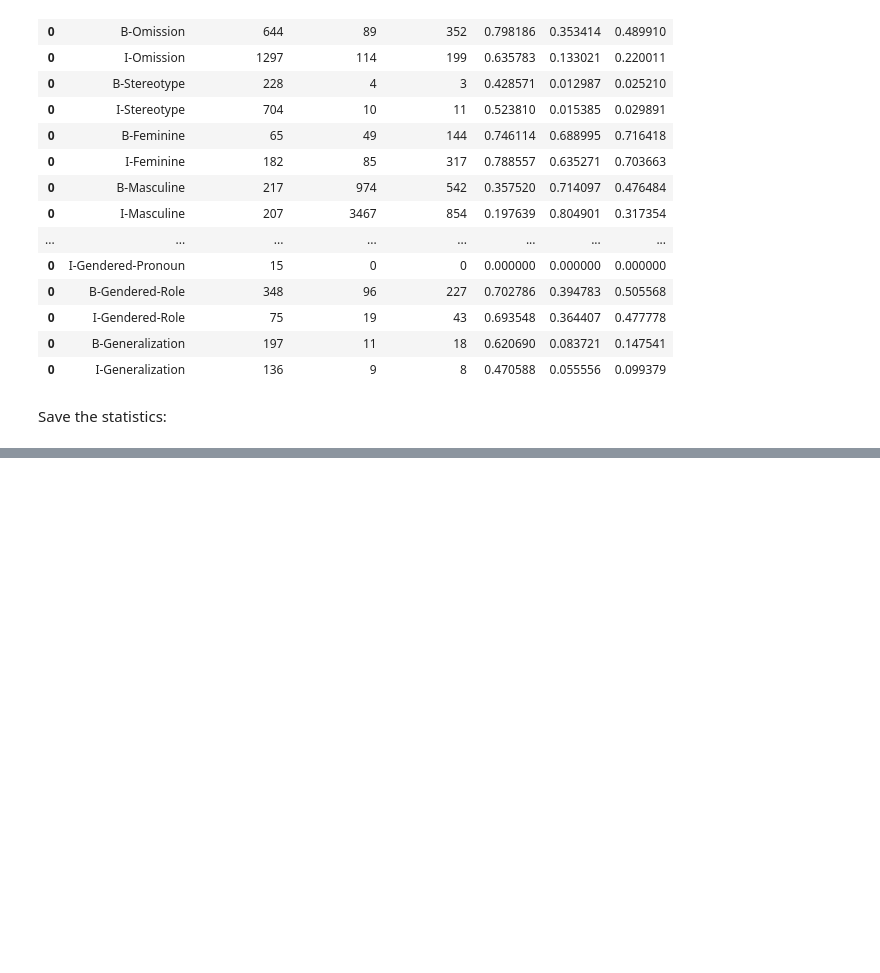
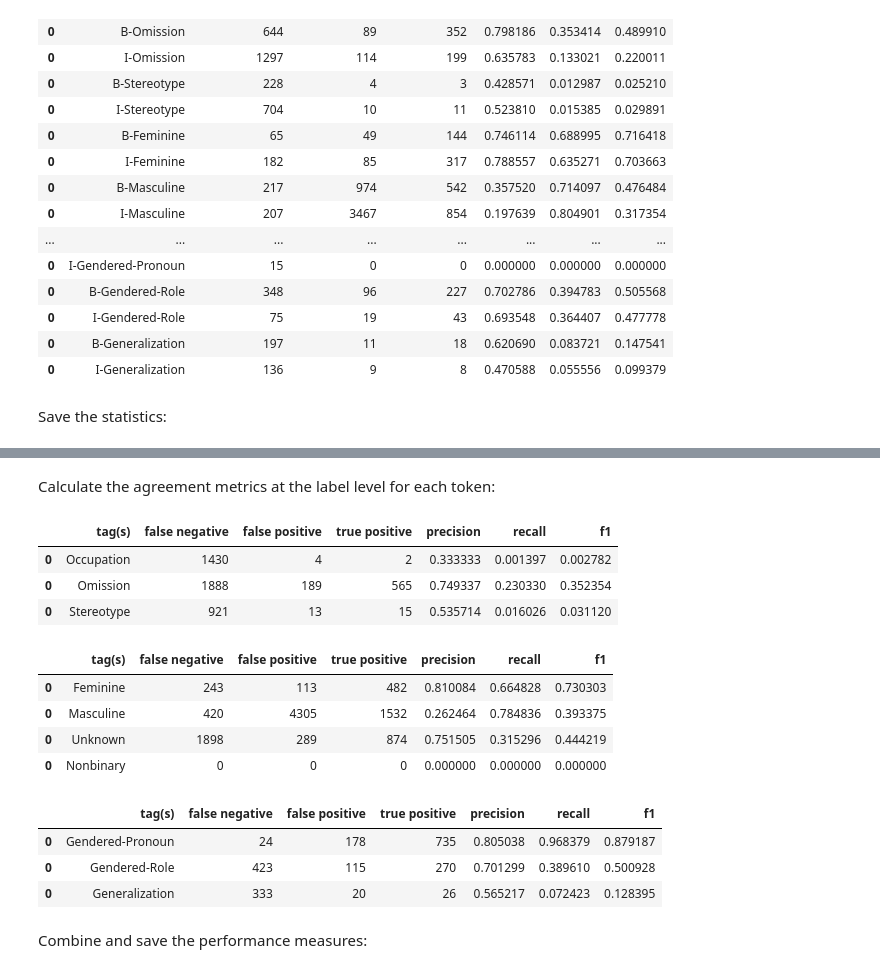
Before and after one commit to thegoose20/gender-bias, a Jupyter notebook: token_classification/BaselineSequenceClassifiers_LabelsCustomFastText.ipynb, the cells around one changed output, grey strips where cells are left out. Drawn from its saved outputs; the diff is of its cells as text; code cells hidden in the pictures; blank space fills up the shorter version.

Commit message:
Calculated loose agreement of baseline sequence clf at token level, all tags

```diff
--- a/token_classification/BaselineSequenceClassifiers_LabelsCustomFastText.ipynb
+++ b/token_classification/BaselineSequenceClassifiers_LabelsCustomFastText.ipynb
@@ -1149,0 +748,11 @@ Export summary stats of loose (where overlap, envelop, and exact match all count
+# %%
+category = "personname"
+pred_pers_labels = pred_pers.copy()
+tag_exp = list(pred_pers_labels["tag_{}_expected".format(category)])
+tag_pred = list(pred_pers_labels["tag_{}_predicted".format(category)])
+label_exp = [[tag if tag == "O" else tag[2:] for tag in tag_exp_list] for tag_exp_list in tag_exp]
+label_pred = [tag if tag == "O" else tag[2:] for tag in tag_pred]
+pred_pers_labels = pred_pers_labels.drop(columns=["tag_{}_expected".format(category), "tag_{}_predicted".format(category)])
+pred_pers_labels.insert(len(pred_pers_labels.columns), "label_{}_expected".format(category), label_exp)
+pred_pers_labels.insert(len(pred_pers_labels.columns), "label_{}_predicted".format(category), label_pred)
+# pred_pers_labels.loc[pred_pers_labels.label_personname_predicted == "Feminine"].head()  # Looks good
@@ -1149,0 +770,67 @@ Export summary stats of loose (where overlap, envelop, and exact match all count
+# %% [markdown]
+Calculate the agreement metrics at the label level for each token:
+# %%
+category = "contextual"
+tags = ['Occupation', 'Omission', 'Stereotype']
+
+pred_cont_labels = utils.isPredictedInExpected(pred_cont_labels, "label_{}_expected".format(category), "label_{}_predicted".format(category), '_merge', 'O')
+
+pred_cont_stats = utils.getScoresByCatTags(
+    pred_cont_labels, "_merge", tags[0], "label_{}_expected".format(category), "label_{}_predicted".format(category), "token_id"
+)
+for i in range(1, len(tags)):
+    tag_stats = utils.getScoresByCatTags(
+        pred_cont_labels, "_merge", tags[i], "label_{}_expected".format(category), "label_{}_predicted".format(category), "token_id"
+    )
+    pred_cont_stats = pd.concat([pred_cont_stats, tag_stats])
+pred_cont_stats
+# %% [output]
+|  | tag(s) | false negative | false positive | true positive | precision | recall | f1 |
+| 0 | Occupation | 1430 | 4 | 2 | 0.333333 | 0.001397 | 0.002782 |
+| 0 | Omission | 1888 | 189 | 565 | 0.749337 | 0.230330 | 0.352354 |
+| 0 | Stereotype | 921 | 13 | 15 | 0.535714 | 0.016026 | 0.031120 |
+# %%
+category = "personname"
+tags = ['Feminine', 'Masculine', 'Unknown', "Nonbinary"]
+
+pred_pers_labels = utils.isPredictedInExpected(pred_pers_labels, "label_{}_expected".format(category), "label_{}_predicted".format(category), '_merge', 'O')
+
+
+pred_pers_stats = utils.getScoresByCatTags(
+    pred_pers_labels, "_merge", tags[0], "label_{}_expected".format(category), "label_{}_predicted".format(category), "token_id"
+)
+for i in range(1, len(tags)):
+    tag_stats = utils.getScoresByCatTags(
+        pred_pers_labels, "_merge", tags[i], "label_{}_expected".format(category), "label_{}_predicted".format(category), "token_id"
+    )
+    pred_pers_stats = pd.concat([pred_pers_stats, tag_stats])
+pred_pers_stats
+# %% [output]
+|  | tag(s) | false negative | false positive | true positive | precision | recall | f1 |
+| 0 | Feminine | 243 | 113 | 482 | 0.810084 | 0.664828 | 0.730303 |
+| 0 | Masculine | 420 | 4305 | 1532 | 0.262464 | 0.784836 | 0.393375 |
+| 0 | Unknown | 1898 | 289 | 874 | 0.751505 | 0.315296 | 0.444219 |
+| 0 | Nonbinary | 0 | 0 | 0 | 0.000000 | 0.000000 | 0.000000 |
+# %%
+category = "linguistic"
+tags = ["Gendered-Pronoun", "Gendered-Role", "Generalization"]
+
+pred_ling_labels = utils.isPredictedInExpected(pred_ling_labels, "label_{}_expected".format(category), "label_{}_predicted".format(category), '_merge', 'O')
+
+
+pred_ling_stats = utils.getScoresByCatTags(
+    pred_ling_labels, "_merge", tags[0], "label_{}_expected".format(category), "label_{}_predicted".format(category), "token_id"
+)
+for i in range(1, len(tags)):
+    tag_stats = utils.getScoresByCatTags(
+        pred_ling_labels, "_merge", tags[i], "label_{}_expected".format(category), "label_{}_predicted".format(category), "token_id"
+    )
+    pred_ling_stats = pd.concat([pred_ling_stats, tag_stats])
+pred_ling_stats
+# %% [output]
+|  | tag(s) | false negative | false positive | true positive | precision | recall | f1 |
+| 0 | Gendered-Pronoun | 24 | 178 | 735 | 0.805038 | 0.968379 | 0.879187 |
+| 0 | Gendered-Role | 423 | 115 | 270 | 0.701299 | 0.389610 | 0.500928 |
+| 0 | Generalization | 333 | 20 | 26 | 0.565217 | 0.072423 | 0.128395 |
+# %% [markdown]
+Combine and save the performance measures:
```
Also changed, not shown: parts of 52 cells of this notebook.
